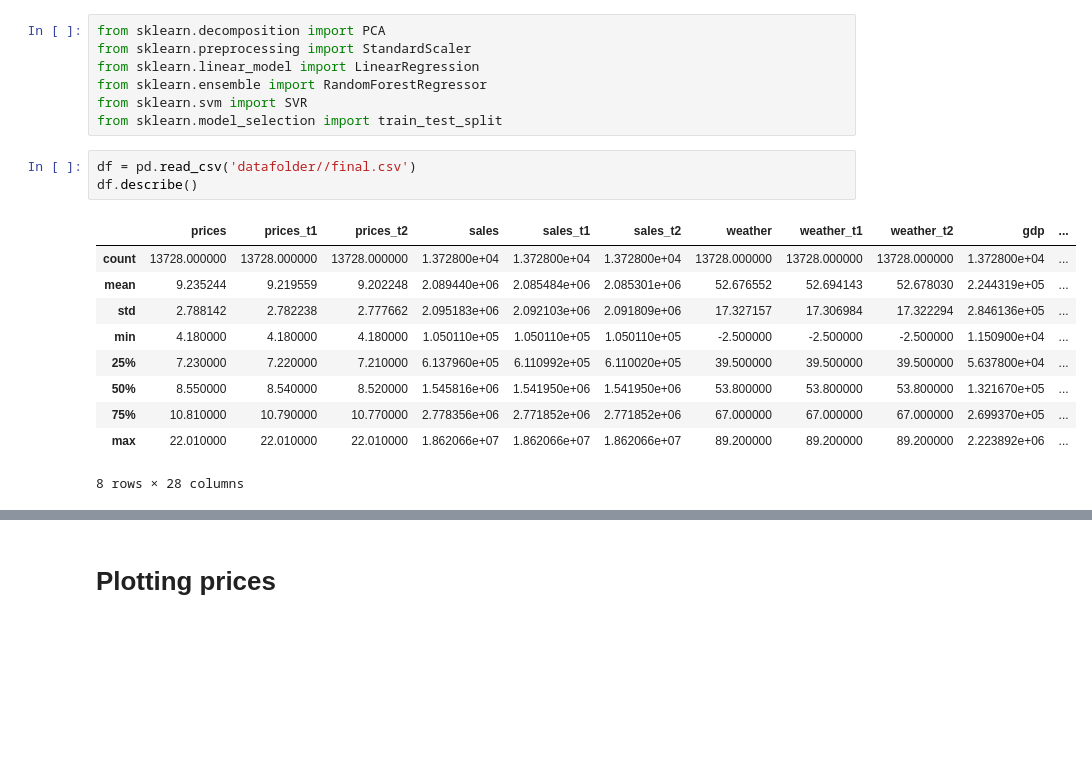
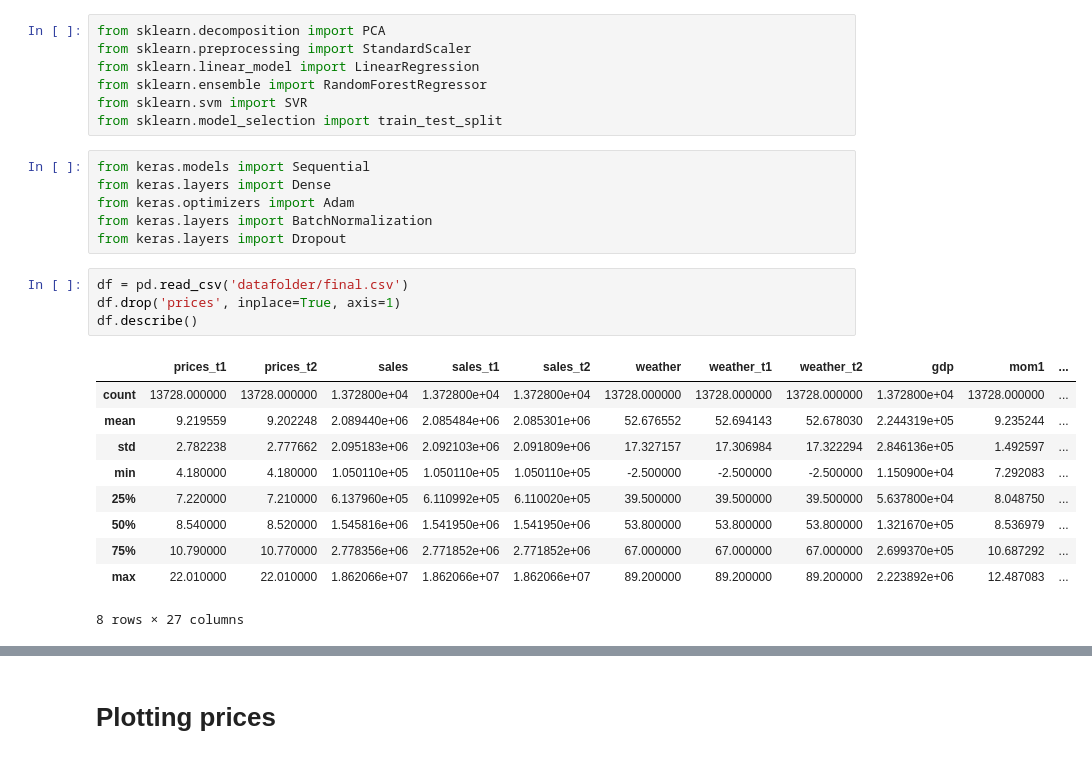
Before and after one commit to JonasPC/EnergyFinance, a Jupyter notebook: Analysis.ipynb, the cells around one changed output, grey strips where cells are left out. Drawn from its saved outputs; the diff is of its cells as text; blank space fills up the shorter version.

```diff
--- a/Analysis.ipynb
+++ b/Analysis.ipynb
@@ -12,17 +12,24 @@ from sklearn.linear_model import LinearRegression
 from sklearn.ensemble import RandomForestRegressor
 from sklearn.svm import SVR
 from sklearn.model_selection import train_test_split
+# %%
+from keras.models import Sequential
+from keras.layers import Dense
+from keras.optimizers import Adam
+from keras.layers import BatchNormalization
+from keras.layers import Dropout
 # %%
-df = pd.read_csv('datafolder//final.csv')
+df = pd.read_csv('datafolder/final.csv')
+df.drop('prices', inplace=True, axis=1)
 df.describe()
 # %% [output]
-|  | prices | prices_t1 | prices_t2 | sales | sales_t1 | sales_t2 | weather | weather_t1 | weather_t2 | gdp | ... |
-| count | 13728.000000 | 13728.000000 | 13728.000000 | 1.372800e+04 | 1.372800e+04 | 1.372800e+04 | 13728.000000 | 13728.000000 | 13728.000000 | 1.372800e+04 | ... |
-| mean | 9.235244 | 9.219559 | 9.202248 | 2.089440e+06 | 2.085484e+06 | 2.085301e+06 | 52.676552 | 52.694143 | 52.678030 | 2.244319e+05 | ... |
-| std | 2.788142 | 2.782238 | 2.777662 | 2.095183e+06 | 2.092103e+06 | 2.091809e+06 | 17.327157 | 17.306984 | 17.322294 | 2.846136e+05 | ... |
-| min | 4.180000 | 4.180000 | 4.180000 | 1.050110e+05 | 1.050110e+05 | 1.050110e+05 | -2.500000 | -2.500000 | -2.500000 | 1.150900e+04 | ... |
-| 25% | 7.230000 | 7.220000 | 7.210000 | 6.137960e+05 | 6.110992e+05 | 6.110020e+05 | 39.500000 | 39.500000 | 39.500000 | 5.637800e+04 | ... |
-| 50% | 8.550000 | 8.540000 | 8.520000 | 1.545816e+06 | 1.541950e+06 | 1.541950e+06 | 53.800000 | 53.800000 | 53.800000 | 1.321670e+05 | ... |
-| 75% | 10.810000 | 10.790000 | 10.770000 | 2.778356e+06 | 2.771852e+06 | 2.771852e+06 | 67.000000 | 67.000000 | 67.000000 | 2.699370e+05 | ... |
-| max | 22.010000 | 22.010000 | 22.010000 | 1.862066e+07 | 1.862066e+07 | 1.862066e+07 | 89.200000 | 89.200000 | 89.200000 | 2.223892e+06 | ... |
+|  | prices_t1 | prices_t2 | sales | sales_t1 | sales_t2 | weather | weather_t1 | weather_t2 | gdp | mom1 | ... |
+| count | 13728.000000 | 13728.000000 | 1.372800e+04 | 1.372800e+04 | 1.372800e+04 | 13728.000000 | 13728.000000 | 13728.000000 | 1.372800e+04 | 13728.000000 | ... |
+| mean | 9.219559 | 9.202248 | 2.089440e+06 | 2.085484e+06 | 2.085301e+06 | 52.676552 | 52.694143 | 52.678030 | 2.244319e+05 | 9.235244 | ... |
+| std | 2.782238 | 2.777662 | 2.095183e+06 | 2.092103e+06 | 2.091809e+06 | 17.327157 | 17.306984 | 17.322294 | 2.846136e+05 | 1.492597 | ... |
+| min | 4.180000 | 4.180000 | 1.050110e+05 | 1.050110e+05 | 1.050110e+05 | -2.500000 | -2.500000 | -2.500000 | 1.150900e+04 | 7.292083 | ... |
+| 25% | 7.220000 | 7.210000 | 6.137960e+05 | 6.110992e+05 | 6.110020e+05 | 39.500000 | 39.500000 | 39.500000 | 5.637800e+04 | 8.048750 | ... |
+| 50% | 8.540000 | 8.520000 | 1.545816e+06 | 1.541950e+06 | 1.541950e+06 | 53.800000 | 53.800000 | 53.800000 | 1.321670e+05 | 8.536979 | ... |
+| 75% | 10.790000 | 10.770000 | 2.778356e+06 | 2.771852e+06 | 2.771852e+06 | 67.000000 | 67.000000 | 67.000000 | 2.699370e+05 | 10.687292 | ... |
+| max | 22.010000 | 22.010000 | 1.862066e+07 | 1.862066e+07 | 1.862066e+07 | 89.200000 | 89.200000 | 89.200000 | 2.223892e+06 | 12.487083 | ... |
-8 rows × 28 columns
+8 rows × 27 columns
```
Also changed, not shown: parts of 36 cells of this notebook, 5 other files.
